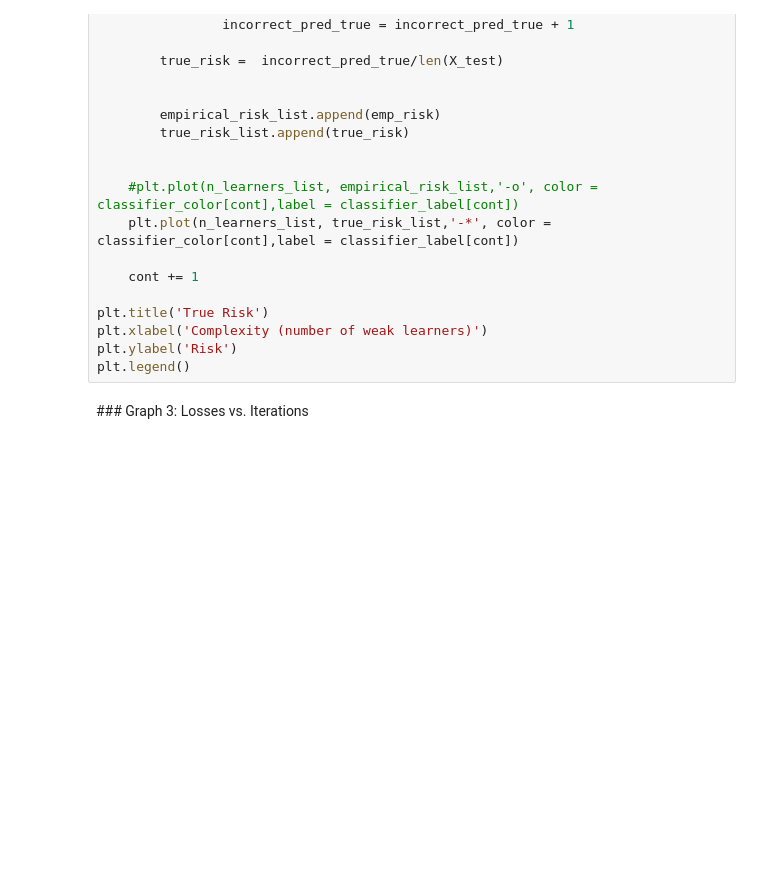
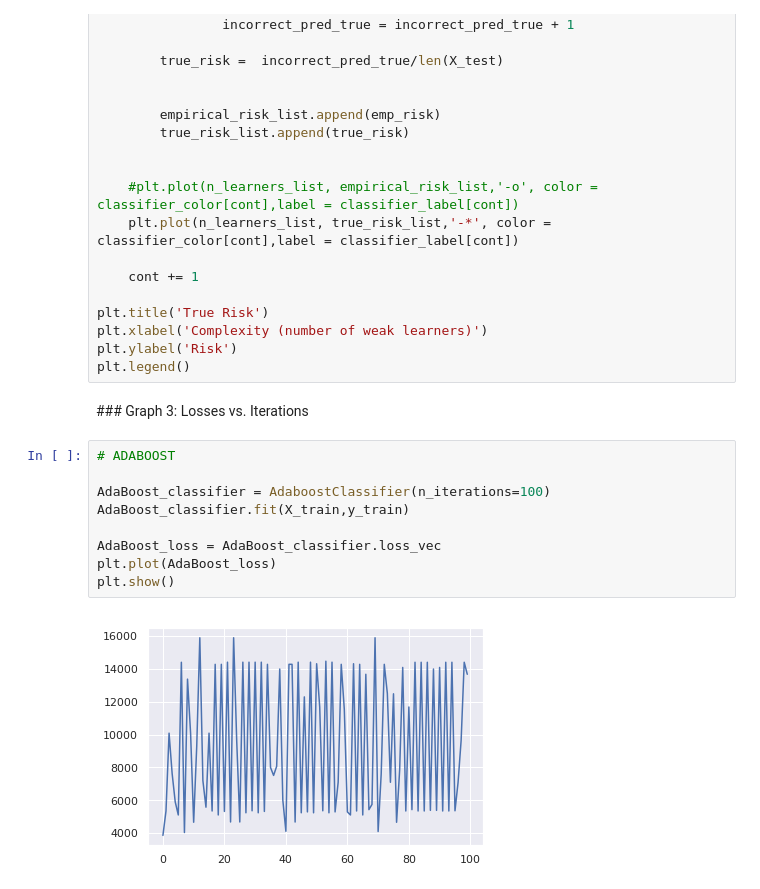
Before and after one commit to crisgompec/ImbalancedDataset, a Jupyter notebook: Dataset2/Comparison.ipynb, the cells around one changed output. Saved outputs shown, nothing was run; the diff lists cells and outputs as text; blank space fills up the shorter version.

```diff
--- a/Dataset2/Comparison.ipynb
+++ b/Dataset2/Comparison.ipynb
@@ -268,3 +268,14 @@ plt.ylabel('Risk')
 plt.legend()
 # %% [markdown]
 ### Graph 3: Losses vs. Iterations
+# %%
+# ADABOOST
+
+AdaBoost_classifier = AdaboostClassifier(n_iterations=100)
+AdaBoost_classifier.fit(X_train,y_train)
+
+AdaBoost_loss = AdaBoost_classifier.loss_vec
+plt.plot(AdaBoost_loss)
+plt.show()
+# %% [output]
+[figure, added]
```
Also changed, not shown: parts of 3 cells of this notebook, 1 other file.
